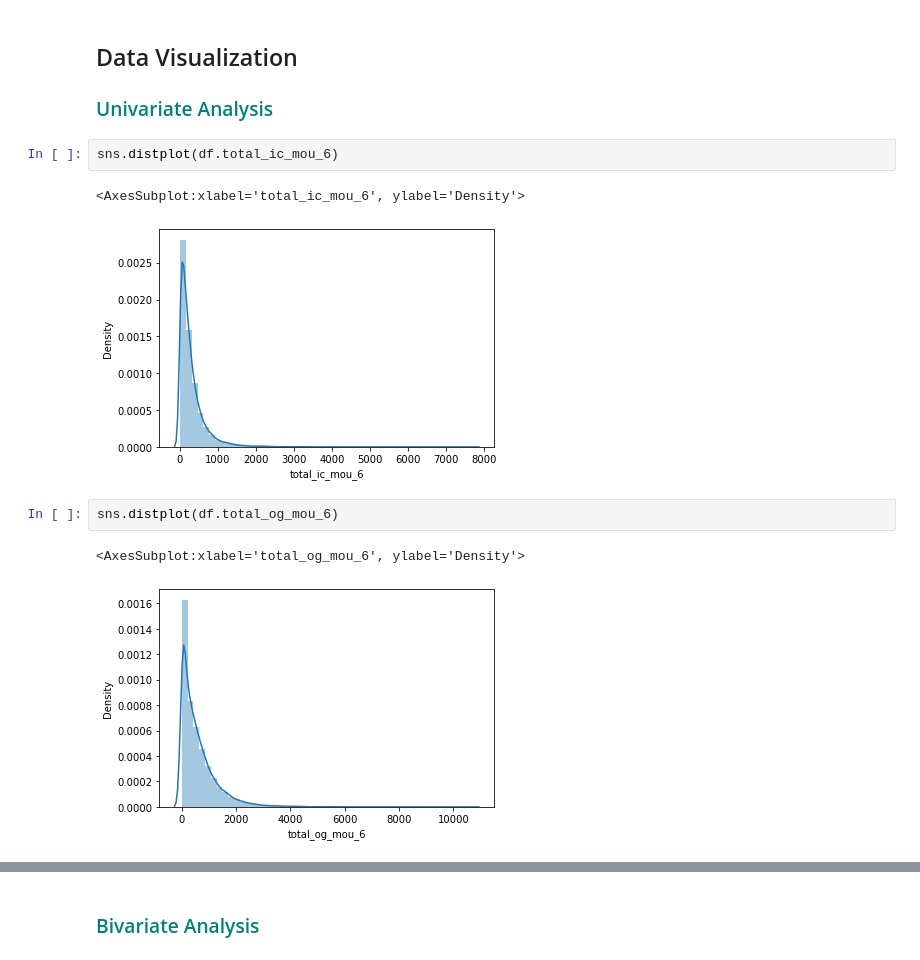
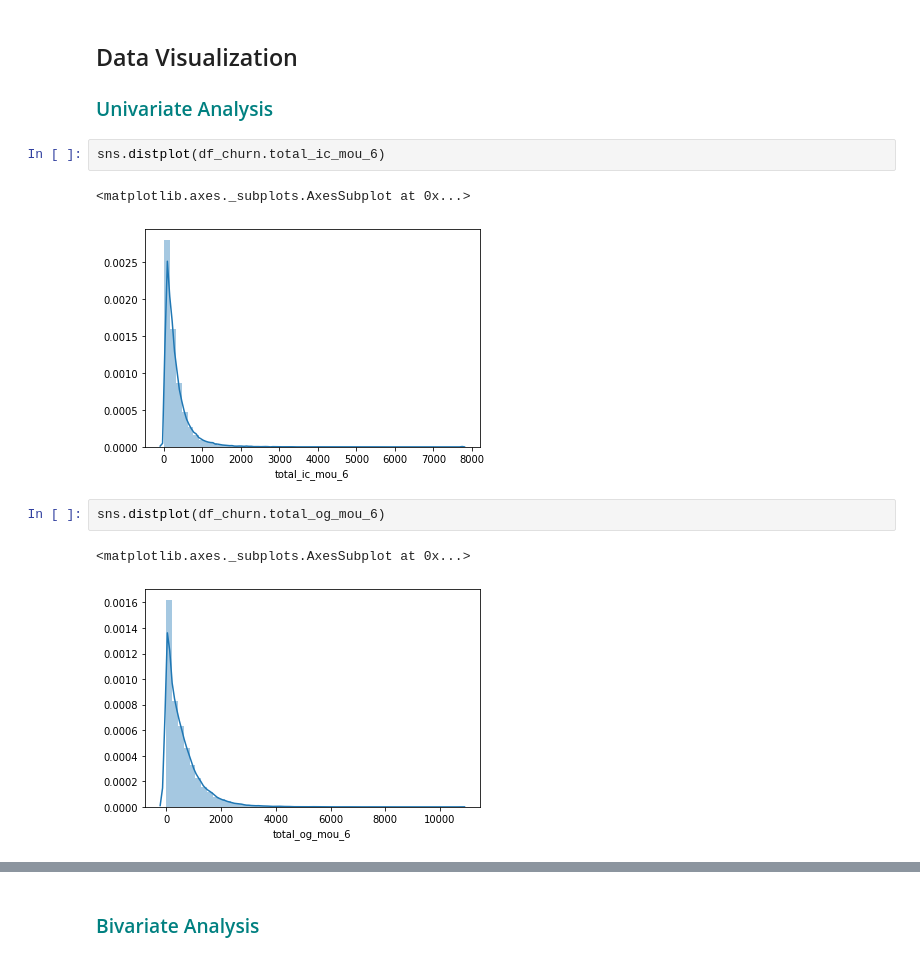
Before and after one commit to ved0507/telcom-churn-2021, a Jupyter notebook: Telcom_churn.ipynb, the cells around one changed output, grey strips where cells are left out. Drawn from its saved outputs; the diff is of its cells as text.

```diff
--- a/Telcom_churn.ipynb
+++ b/Telcom_churn.ipynb
@@ -496,13 +497,13 @@ df_churn.head()
 
 ### <font color="teal"> Univariate Analysis </font>
 # %%
-sns.distplot(df.total_ic_mou_6)
+sns.distplot(df_churn.total_ic_mou_6)
 # %% [output]
-<AxesSubplot:xlabel='total_ic_mou_6', ylabel='Density'>
+<matplotlib.axes._subplots.AxesSubplot at 0x...>
-[figure, old version]
+[figure, new version]
 # %%
-sns.distplot(df.total_og_mou_6)
+sns.distplot(df_churn.total_og_mou_6)
 # %% [output]
-<AxesSubplot:xlabel='total_og_mou_6', ylabel='Density'>
+<matplotlib.axes._subplots.AxesSubplot at 0x...>
-[figure, old version]
+[figure, new version]
 # %%
```
Also changed, not shown: parts of 43 cells of this notebook.
